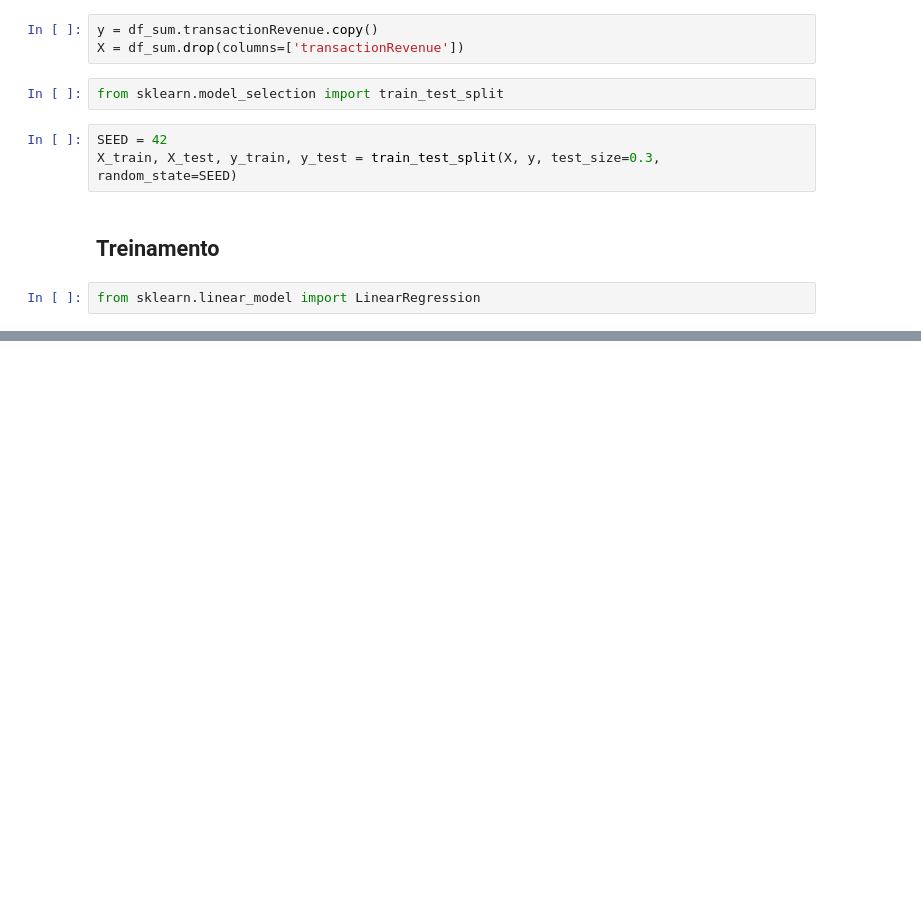
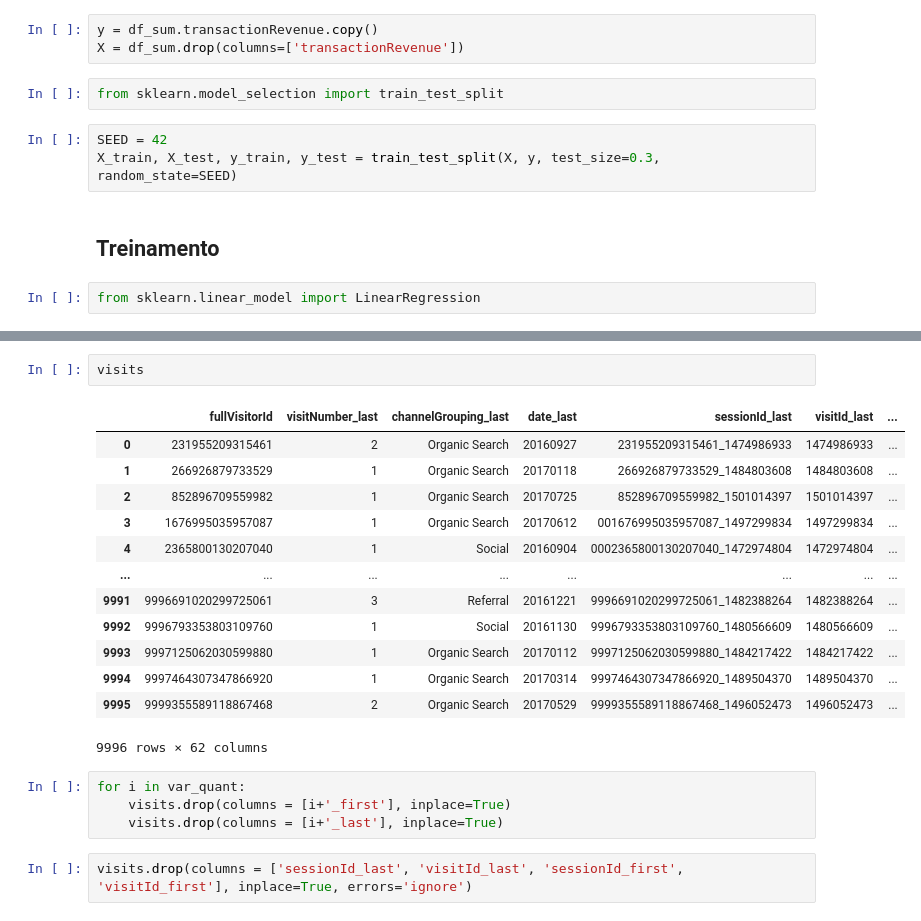
Before and after one commit to xpcosmos/regressao-linear-marketing, a Jupyter notebook: app.ipynb, the cells around one changed output, grey strips where cells are left out. Cells and saved outputs as stored; diff of their text form; blank space fills up the shorter version.

```diff
--- a/app.ipynb
+++ b/app.ipynb
@@ -247,0 +367,22 @@ from sklearn.linear_model import LinearRegression
+# %%
+visits
+# %% [output]
+|  | fullVisitorId | visitNumber_last | channelGrouping_last | date_last | sessionId_last | visitId_last | ... |
+| 0 | 231955209315461 | 2 | Organic Search | 20160927 | 231955209315461_1474986933 | 1474986933 | ... |
+| 1 | 266926879733529 | 1 | Organic Search | 20170118 | 266926879733529_1484803608 | 1484803608 | ... |
+| 2 | 852896709559982 | 1 | Organic Search | 20170725 | 852896709559982_1501014397 | 1501014397 | ... |
+| 3 | 1676995035957087 | 1 | Organic Search | 20170612 | 001676995035957087_1497299834 | 1497299834 | ... |
+| 4 | 2365800130207040 | 1 | Social | 20160904 | 0002365800130207040_1472974804 | 1472974804 | ... |
+| ... | ... | ... | ... | ... | ... | ... | ... |
+| 9991 | 9996691020299725061 | 3 | Referral | 20161221 | 9996691020299725061_1482388264 | 1482388264 | ... |
+| 9992 | 9996793353803109760 | 1 | Social | 20161130 | 9996793353803109760_1480566609 | 1480566609 | ... |
+| 9993 | 9997125062030599880 | 1 | Organic Search | 20170112 | 9997125062030599880_1484217422 | 1484217422 | ... |
+| 9994 | 9997464307347866920 | 1 | Organic Search | 20170314 | 9997464307347866920_1489504370 | 1489504370 | ... |
+| 9995 | 9999355589118867468 | 2 | Organic Search | 20170529 | 9999355589118867468_1496052473 | 1496052473 | ... |
+9996 rows × 62 columns
+# %%
+for i in var_quant:
+    visits.drop(columns = [i+'_first'], inplace=True)
+    visits.drop(columns = [i+'_last'], inplace=True)
+# %%
+visits.drop(columns = ['sessionId_last', 'visitId_last', 'sessionId_first', 'visitId_first'], inplace=True, errors='ignore')
```
Also changed, not shown: parts of 11 cells of this notebook.
